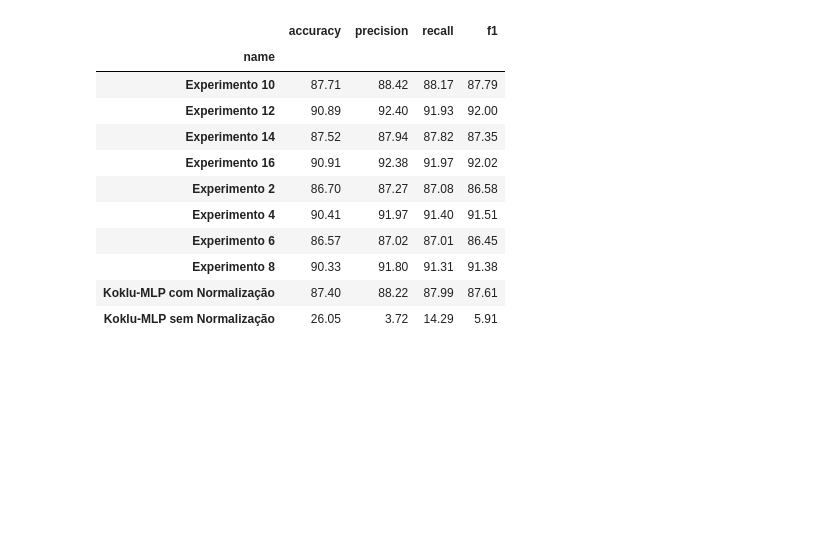
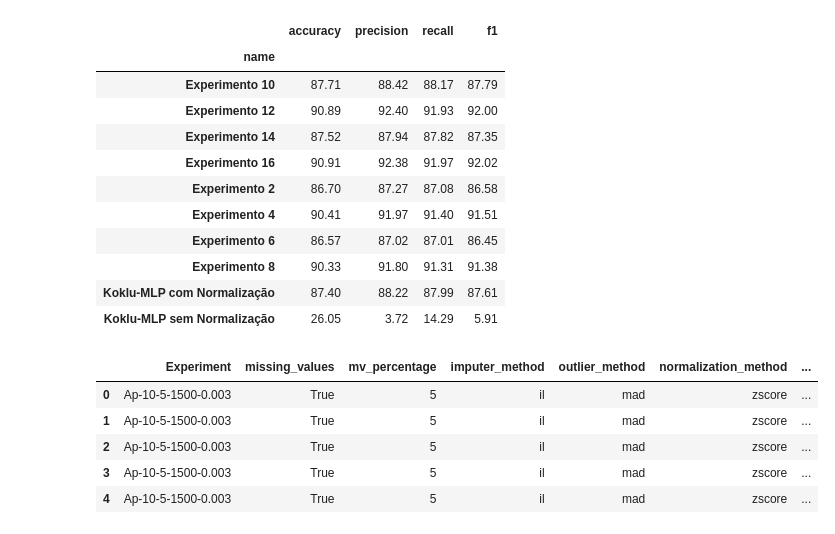
Before and after one commit to lopesvictor1/Beans-Classification, a Jupyter notebook: plots.ipynb, the cells around one changed output. Saved outputs shown, nothing was run; the diff lists cells and outputs as text; code cells hidden in the pictures; blank space fills up the shorter version.

```diff
--- a/plots.ipynb
+++ b/plots.ipynb
@@ -192,3 +191,17 @@ df[df['classification_method'] == 'mlp'].groupby('name')[['accuracy', 'precision
 | Experimento 8 | 90.33 | 91.80 | 91.31 | 91.38 |
 | Koklu-MLP com Normalização | 87.40 | 88.22 | 87.99 | 87.61 |
 | Koklu-MLP sem Normalização | 26.05 | 3.72 | 14.29 | 5.91 |
+# %%
+df1 = pd.read_csv('results_aprimoramento.csv')
+
+columns_to_convert = ['accuracy', 'precision', 'recall', 'f1']
+
+df1[columns_to_convert] = (df1[columns_to_convert] * 100).round(2)
+df1.head()
+# %% [output]
+|  | Experiment | missing_values | mv_percentage | imputer_method | outlier_method | normalization_method | ... |
+| 0 | Ap-10-5-1500-0.003 | True | 5 | il | mad | zscore | ... |
+| 1 | Ap-10-5-1500-0.003 | True | 5 | il | mad | zscore | ... |
+| 2 | Ap-10-5-1500-0.003 | True | 5 | il | mad | zscore | ... |
+| 3 | Ap-10-5-1500-0.003 | True | 5 | il | mad | zscore | ... |
+| 4 | Ap-10-5-1500-0.003 | True | 5 | il | mad | zscore | ... |
```
Also changed, not shown: parts of 4 cells of this notebook, 2 other files.
